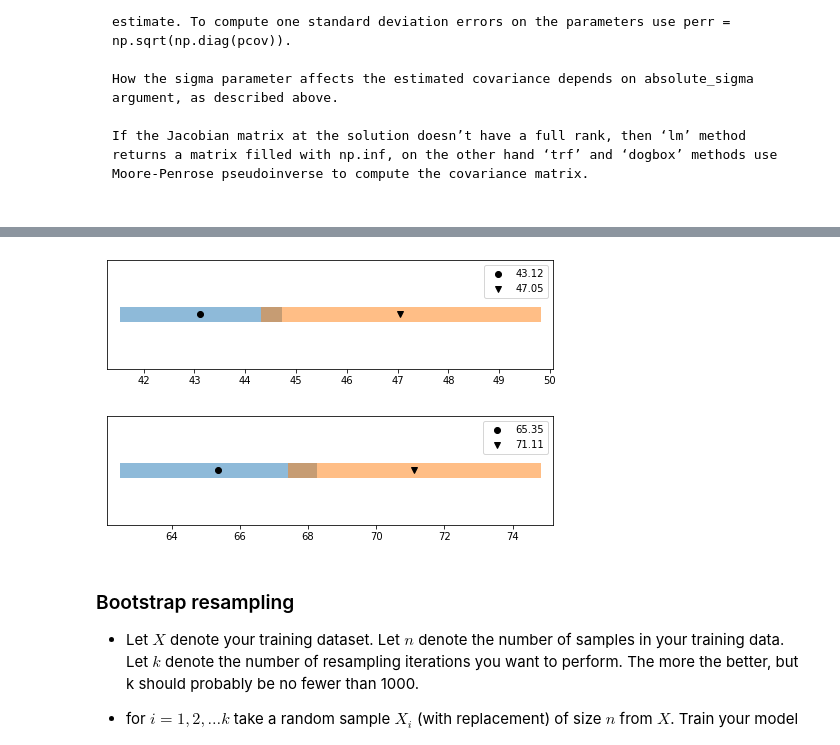
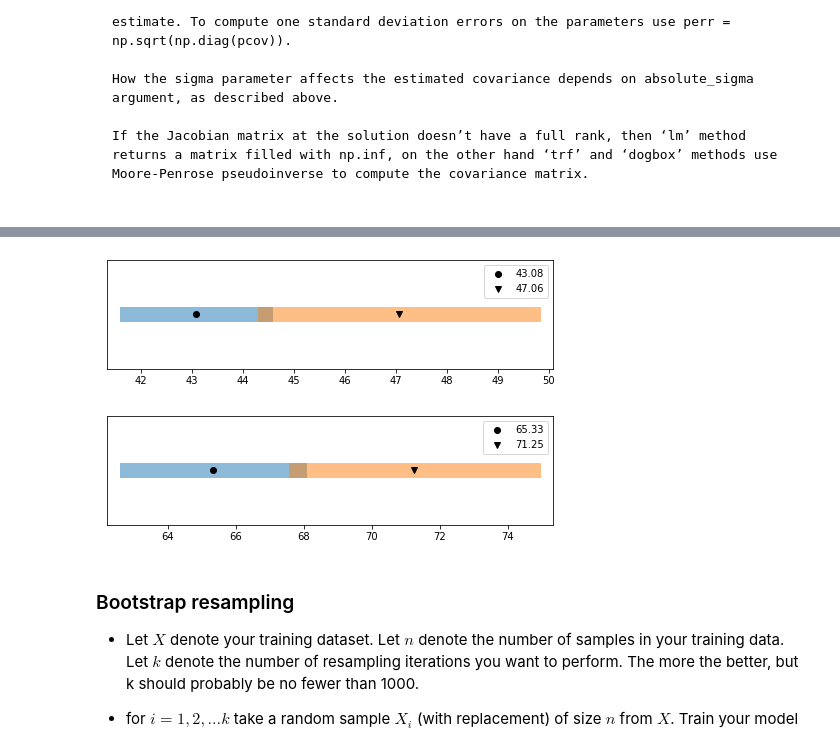
Before and after one commit to carabedo/iamend_test, a Jupyter notebook: test conf int nonlinear.ipynb, the cells around one changed output, grey strips where cells are left out. Drawn from its saved outputs; the diff is of its cells as text; code cells hidden in the pictures.

```diff
--- a/test conf int nonlinear.ipynb
+++ b/test conf int nonlinear.ipynb
@@ -93,12 +101,12 @@ exp2.info
 | 3 | Exp_pp1_P057.csv | 3948000.00 | 0.14957 | pp1 | P057 | NaN | NaN |
 # %%
+i=2
 f2=exp2.f
 bo_eff2=exp2.coil
-i=2
 dpatron2=exp2.info.espesor[i]
 sigma2=exp2.info.conductividad[i]
 name2=exp2.info.muestras[i]
-dzucorrnorm2=exp2.dznorm[exp.dznorm.muestra==name2].dzcorrnorm.values
+dzucorrnorm2=exp2.dznorm[exp2.dznorm.muestra==name2].dzcorrnorm.values
 fpar2, pcov2=fitmu(f2,bo_eff2,dzucorrnorm2,dpatron2,sigma2,name2)
 # %%
 import matplotlib.pyplot as plt
@@ -142,7 +145,7 @@ def compare(exp1,exp2,muestra):
     dpatron2=exp2.info.espesor[i]
     sigma2=exp2.info.conductividad[i]
     name2=exp2.info.muestras[i]
-    dzucorrnorm2=exp2.dznorm[exp.dznorm.muestra==name2].dzcorrnorm.values
+    dzucorrnorm2=exp2.dznorm[exp2.dznorm.muestra==name2].dzcorrnorm.values
     fpar, pcov=fitmu(f,bo_eff,dzucorrnorm,dpatron,sigma,name)
     fpar2, pcov2=fitmu(f2,bo_eff2,dzucorrnorm2,dpatron2,sigma2,name2)
     plot_ci(fpar,pcov,fpar2,pcov2)
@@ -156,12 +155,12 @@ plot_ci(fpar,pcov,fpar2,pcov2)
 muestra='347-M02'
 compare(exp,exp2,muestra)
 # %% [output]
-[figure, old version]
+[figure, new version]
 # %%
 muestra='1010-M01'
-compare(exp,exp2,muestra)
+compare(exp,exp2,muestra)1234
 # %% [output]
-[figure, old version]
+[figure, new version]
 # %% [markdown]
 ### Bootstrap resampling
 
```
Also changed, not shown: parts of 46 cells of this notebook, 2 other files.
